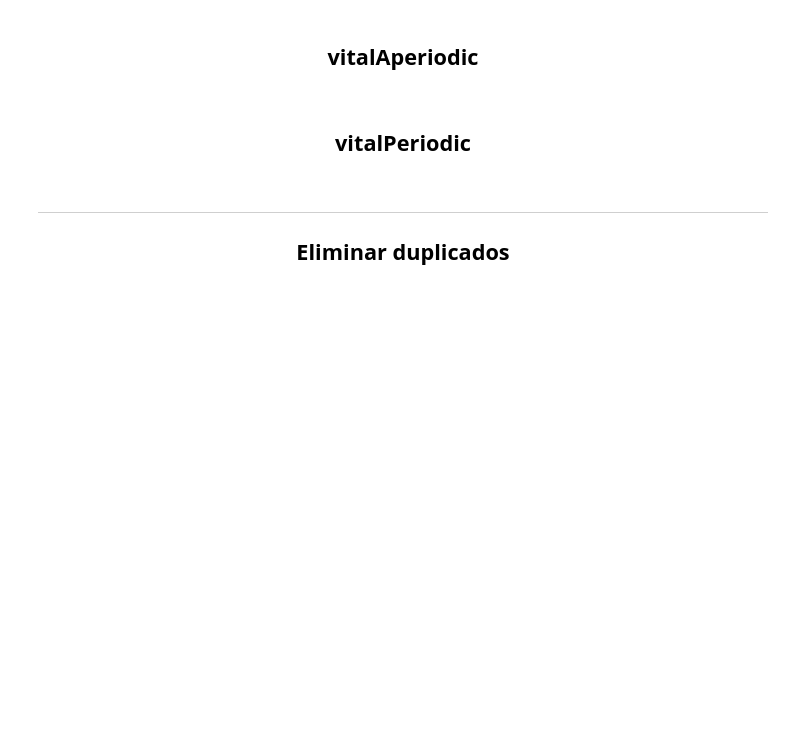
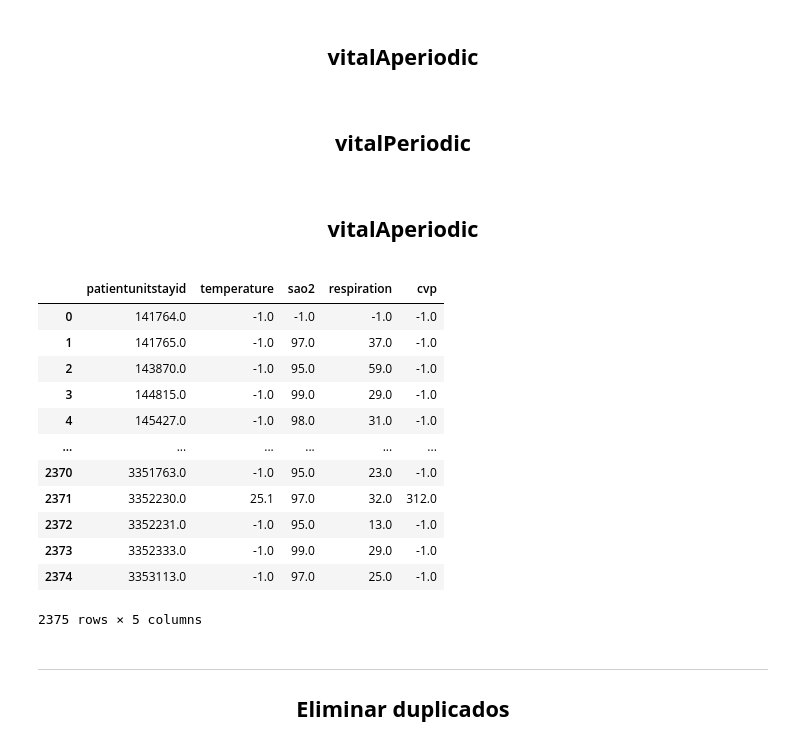
Before and after one commit to ThePylots/Reto1_Prediccion_Estancia_UCI, a Jupyter notebook: src/data_cleaning.ipynb, the cells around one changed output. Cells and saved outputs as stored; diff of their text form; code cells hidden in the pictures; blank space fills up the shorter version.

```diff
--- a/src/data_cleaning.ipynb
+++ b/src/data_cleaning.ipynb
@@ -1094,3 +1094,25 @@ dfs['vitalAperiodic'] = dfs['vitalAperiodic'].drop(columns=[
 #
 # %% [markdown]
 <center><h2><b>vitalPeriodic</b></h2></center>
+# %%
+def parse_vp_info(group):
+    pusID, g = group
+    max_offsets = { 'temperature': 0, 'sao2': 0, 'respiration': 0, 'cvp': 0 }
+    measures = { 'temperature': -1, 'sao2': -1, 'respiration': -1, 'cvp':-1 }
+
+    for i, row in g.iterrows():
+        off = row['observationoffset']
+
+        for measure in ['temperature', 'sao2', 'respiration', 'cvp']:
+            if off > max_offsets[measure] and row[measure] == row[measure]:
+                max_offsets[measure] = off
+                measures[measure] = row[measure]
+
+    return [pusID, measures['temperature'], measures['sao2'], measures['respiration'], measures['cvp']]
+
+new_df = pd.DataFrame(columns=['patientunitstayid', 'temperature', 'sao2', 'respiration', 'cvp'])
+for i,  group in enumerate(dfs['vitalPeriodic'].groupby('patientunitstayid')):
+    row = parse_vp_info(group)
+    new_df.loc[i] = row
+
+dfs['vitalPeriodic'] = new_df
@@ -1097,3 +1142,5 @@ dfs['vitalAperiodic'] = dfs['vitalAperiodic'].drop(columns=[
+# %% [markdown]
+<center><h2><b>vitalAperiodic</b></h2></center>
 # %%
 # TODO
 
@@ -1103,6 +1150,22 @@ dfs['vitalPeriodic'] = dfs['vitalPeriodic'].drop(columns=[
 #
 # TODO: Tiene valores nulls
 #
+# %%
+dfs['vitalPeriodic']
+# %% [output]
+|  | patientunitstayid | temperature | sao2 | respiration | cvp |
+| 0 | 141764.0 | -1.0 | -1.0 | -1.0 | -1.0 |
+| 1 | 141765.0 | -1.0 | 97.0 | 37.0 | -1.0 |
+| 2 | 143870.0 | -1.0 | 95.0 | 59.0 | -1.0 |
+| 3 | 144815.0 | -1.0 | 99.0 | 29.0 | -1.0 |
+| 4 | 145427.0 | -1.0 | 98.0 | 31.0 | -1.0 |
+| ... | ... | ... | ... | ... | ... |
+| 2370 | 3351763.0 | -1.0 | 95.0 | 23.0 | -1.0 |
+| 2371 | 3352230.0 | 25.1 | 97.0 | 32.0 | 312.0 |
+| 2372 | 3352231.0 | -1.0 | 95.0 | 13.0 | -1.0 |
+| 2373 | 3352333.0 | -1.0 | 99.0 | 29.0 | -1.0 |
+| 2374 | 3353113.0 | -1.0 | 97.0 | 25.0 | -1.0 |
+2375 rows × 5 columns
 # %% [markdown]
 ---
 
```
Also changed, not shown: parts of 2 cells of this notebook, 2 other files.
